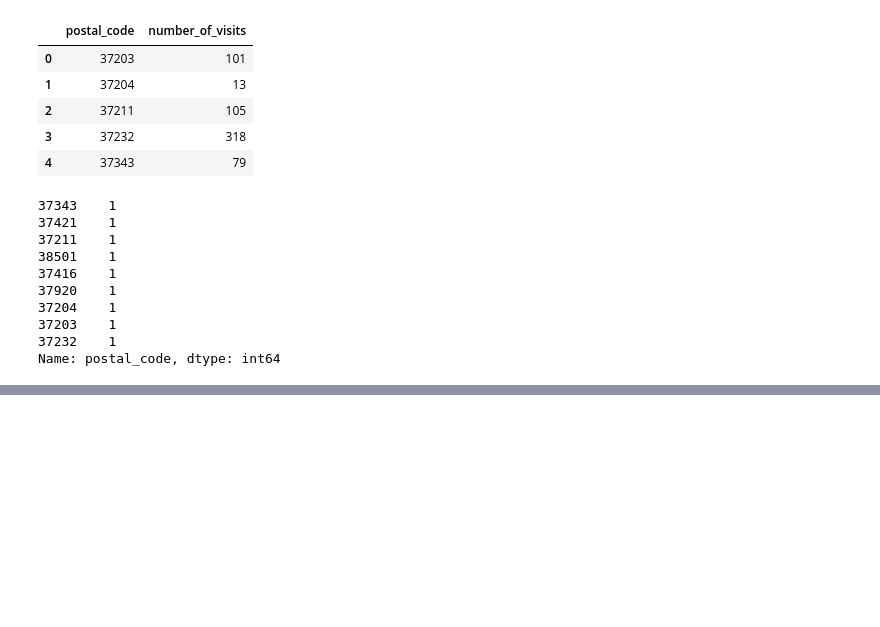
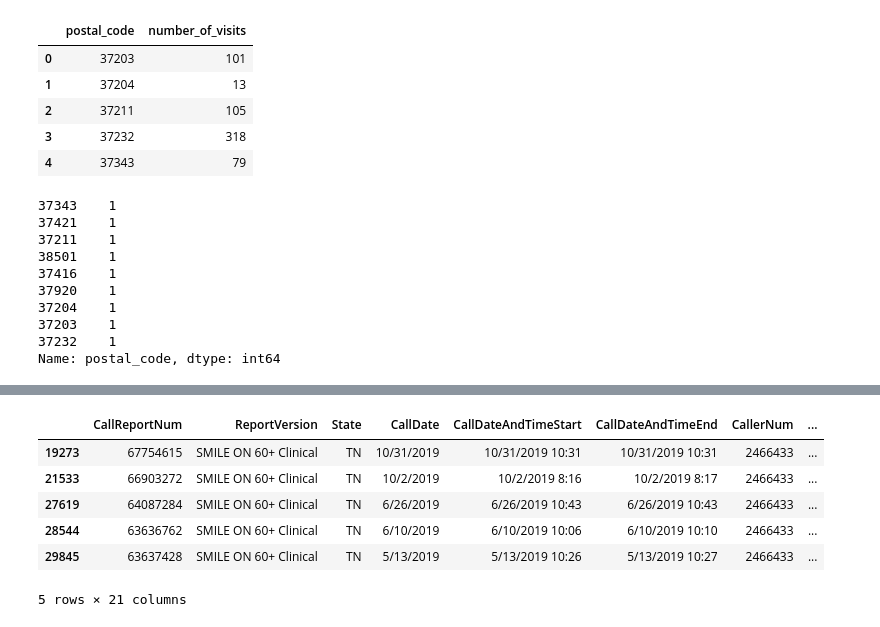
Before and after one commit to bsfcs/smile-on-spiderman, a Jupyter notebook: notebooks/smile_on_eda.ipynb, the cells around one changed output, grey strips where cells are left out. Drawn from its saved outputs; the diff is of its cells as text; code cells hidden in the pictures; blank space fills up the shorter version.

```diff
--- a/notebooks/smile_on_eda.ipynb
+++ b/notebooks/smile_on_eda.ipynb
@@ -1006,0 +1068,12 @@ cms_2016_grouped.to_csv('../data/cms_2016_grouped.csv', index=False)
+# %%
+test = smile_2019.loc[smile_2019['CallerNum'].isin(['2466433'])]
+# %%
+test.head(7)
+# %% [output]
+|  | CallReportNum | ReportVersion | State | CallDate | CallDateAndTimeStart | CallDateAndTimeEnd | CallerNum | ... |
+| 19273 | 67754615 | SMILE ON 60+ Clinical | TN | 10/31/2019 | 10/31/2019 10:31 | 10/31/2019 10:31 | 2466433 | ... |
+| 21533 | 66903272 | SMILE ON 60+ Clinical | TN | 10/2/2019 | 10/2/2019 8:16 | 10/2/2019 8:17 | 2466433 | ... |
+| 27619 | 64087284 | SMILE ON 60+ Clinical | TN | 6/26/2019 | 6/26/2019 10:43 | 6/26/2019 10:43 | 2466433 | ... |
+| 28544 | 63636762 | SMILE ON 60+ Clinical | TN | 6/10/2019 | 6/10/2019 10:06 | 6/10/2019 10:10 | 2466433 | ... |
+| 29845 | 63637428 | SMILE ON 60+ Clinical | TN | 5/13/2019 | 5/13/2019 10:26 | 5/13/2019 10:27 | 2466433 | ... |
+5 rows × 21 columns
```
Also changed, not shown: parts of 7 cells of this notebook, 1 other file.
